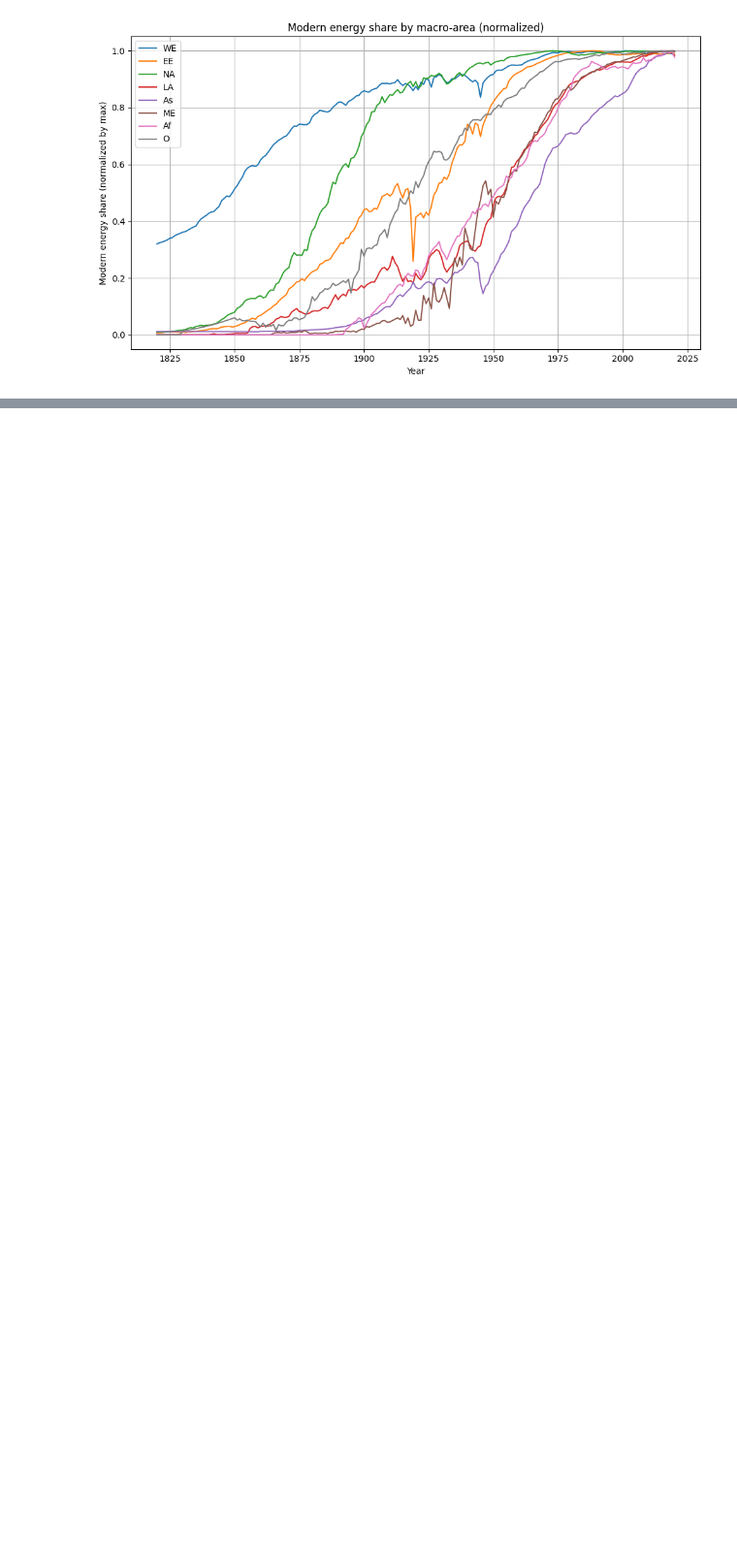
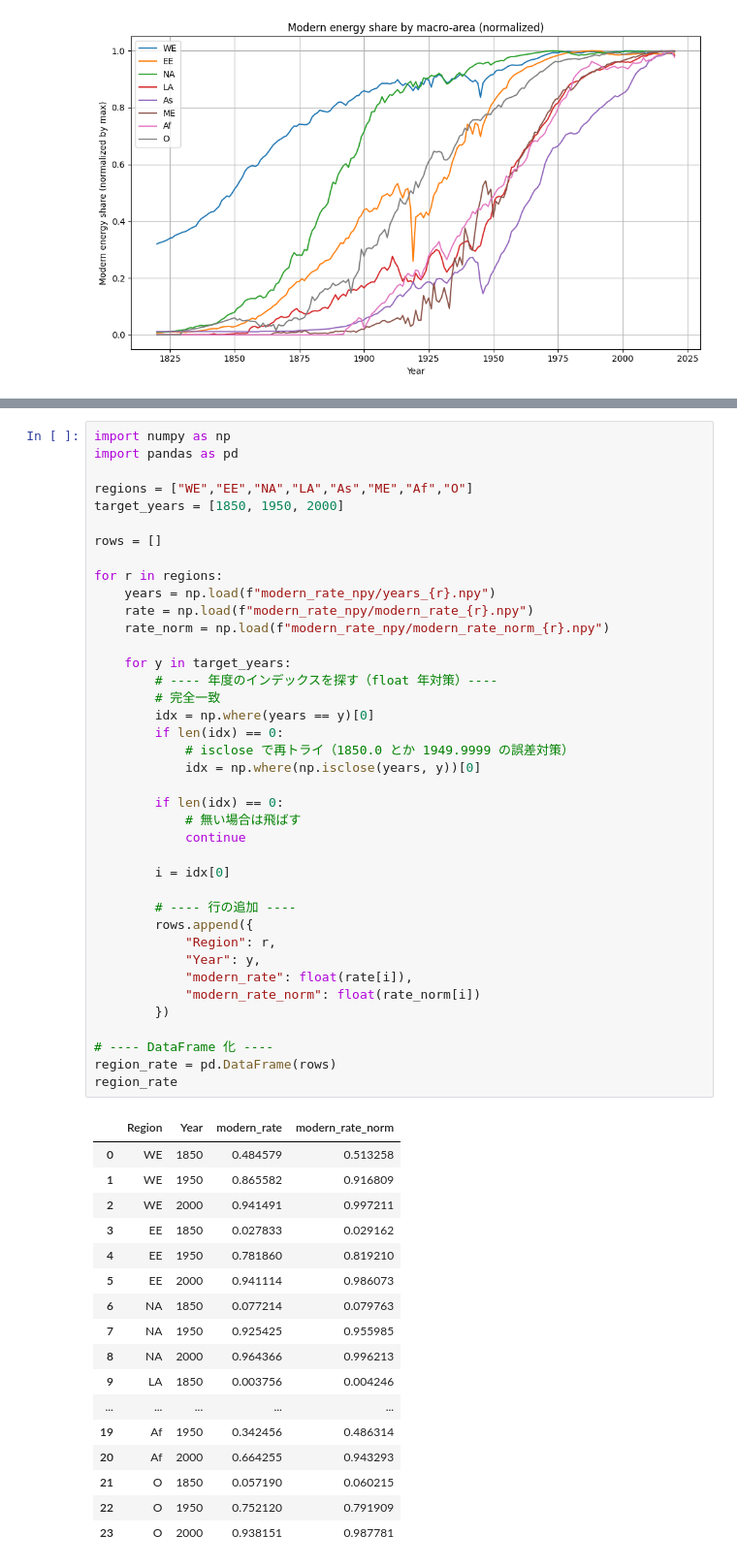
Before and after one commit to hgsl-general/2025_master_Tsuda, a Jupyter notebook: sotsuron/energy_transition_analysis/macro_data/macro_data_analysis.ipynb, the cells around one changed output, grey strips where cells are left out. Shown at 97% size. Saved outputs shown, nothing was run; the diff lists cells and outputs as text; blank space fills up the shorter version.

```diff
--- a/sotsuron/energy_transition_analysis/macro_data/macro_data_analysis.ipynb
+++ b/sotsuron/energy_transition_analysis/macro_data/macro_data_analysis.ipynb
@@ -241,0 +277,57 @@ plt.show()
+# %%
+import numpy as np
+import pandas as pd
+
+regions = ["WE","EE","NA","LA","As","ME","Af","O"]
+target_years = [1850, 1950, 2000]
+
+rows = []
+
+for r in regions:
+    years = np.load(f"modern_rate_npy/years_{r}.npy")
+    rate = np.load(f"modern_rate_npy/modern_rate_{r}.npy")
+    rate_norm = np.load(f"modern_rate_npy/modern_rate_norm_{r}.npy")
+
+    for y in target_years:
+        # ---- 年度のインデックスを探す（float 年対策）----
+        # 完全一致
+        idx = np.where(years == y)[0]
+        if len(idx) == 0:
+            # isclose で再トライ（1850.0 とか 1949.9999 の誤差対策）
+            idx = np.where(np.isclose(years, y))[0]
+
+        if len(idx) == 0:
+            # 無い場合は飛ばす
+            continue
+
+        i = idx[0]
+
+        # ---- 行の追加 ----
+        rows.append({
+            "Region": r,
+            "Year": y,
+            "modern_rate": float(rate[i]),
+            "modern_rate_norm": float(rate_norm[i])
+        })
+
+# ---- DataFrame 化 ----
+region_rate = pd.DataFrame(rows)
+region_rate
+# %% [output]
+|  | Region | Year | modern_rate | modern_rate_norm |
+| 0 | WE | 1850 | 0.484579 | 0.513258 |
+| 1 | WE | 1950 | 0.865582 | 0.916809 |
+| 2 | WE | 2000 | 0.941491 | 0.997211 |
+| 3 | EE | 1850 | 0.027833 | 0.029162 |
+| 4 | EE | 1950 | 0.781860 | 0.819210 |
+| 5 | EE | 2000 | 0.941114 | 0.986073 |
+| 6 | NA | 1850 | 0.077214 | 0.079763 |
+| 7 | NA | 1950 | 0.925425 | 0.955985 |
+| 8 | NA | 2000 | 0.964366 | 0.996213 |
+| 9 | LA | 1850 | 0.003756 | 0.004246 |
+| ... | ... | ... | ... | ... |
+| 19 | Af | 1950 | 0.342456 | 0.486314 |
+| 20 | Af | 2000 | 0.664255 | 0.943293 |
+| 21 | O | 1850 | 0.057190 | 0.060215 |
+| 22 | O | 1950 | 0.752120 | 0.791909 |
+| 23 | O | 2000 | 0.938151 | 0.987781 |
```
Also changed, not shown: parts of 9 cells of this notebook, 6 other files.
